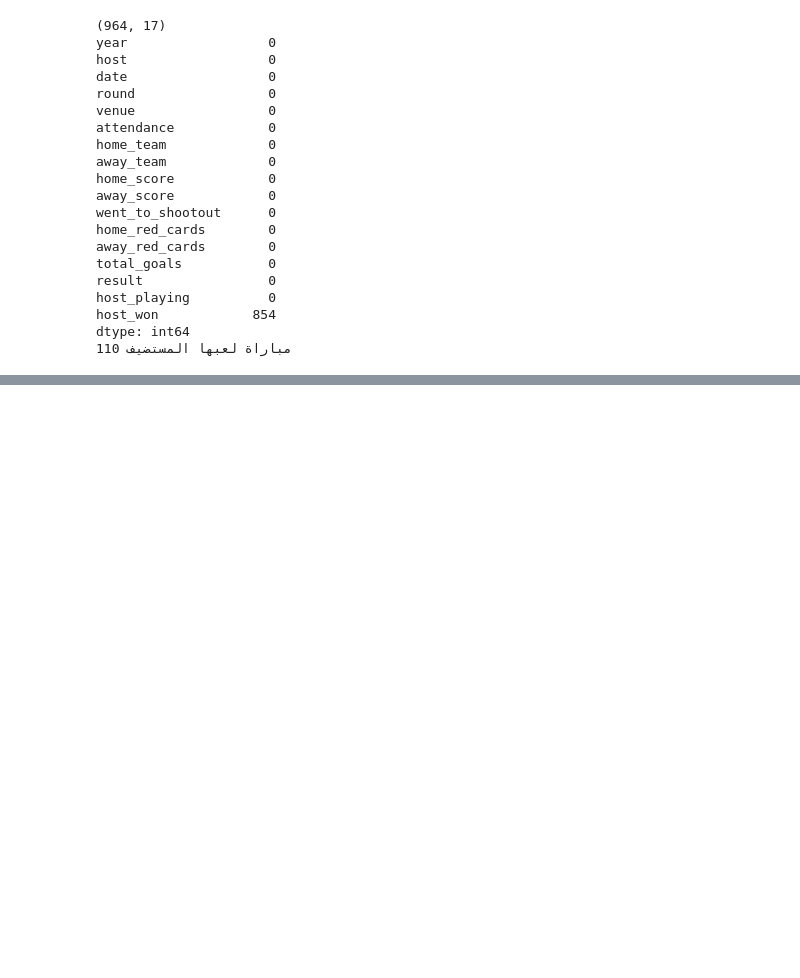
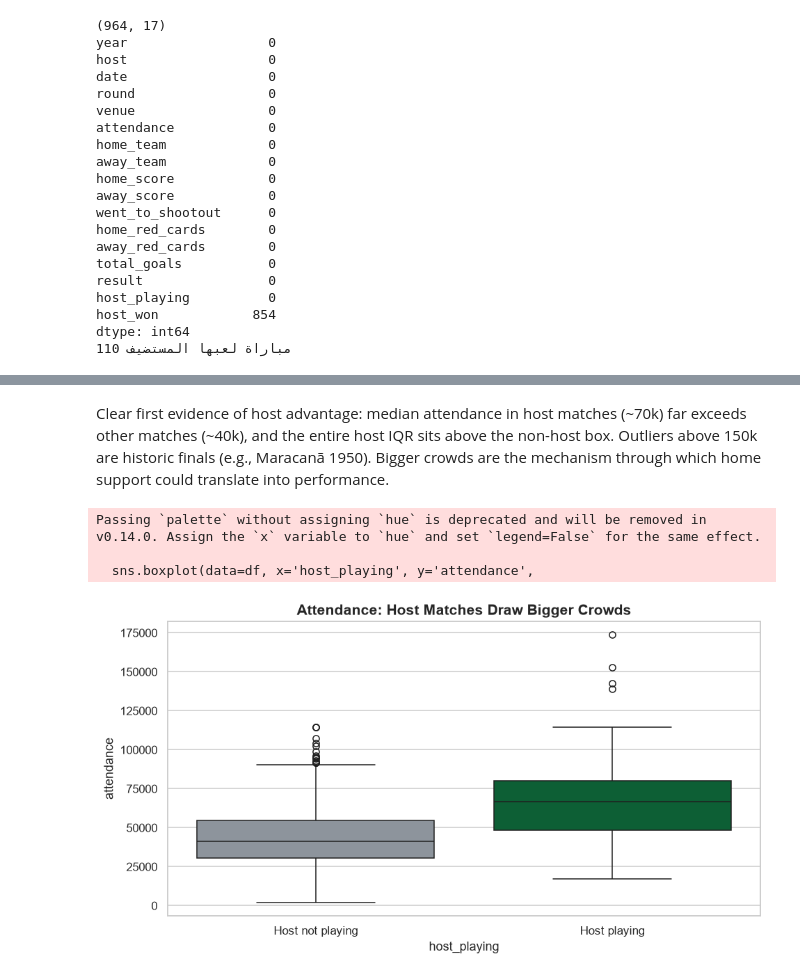
Before and after one commit to Mhd366/worldcup-host-advantage, a Jupyter notebook: notebooks/analysis.ipynb, the cells around one changed output, grey strips where cells are left out. Saved outputs shown, nothing was run; the diff lists cells and outputs as text; code cells hidden in the pictures; blank space fills up the shorter version.

```diff
--- a/notebooks/analysis.ipynb
+++ b/notebooks/analysis.ipynb
@@ -173,0 +206,16 @@ df.to_csv('../data/clean/clean_data.csv', index=False)
+# %% [markdown]
+Clear first evidence of host advantage: median attendance in host matches (~70k) far exceeds other matches (~40k), and the entire host IQR sits above the non-host box. Outliers above 150k are historic finals (e.g., Maracanã 1950). Bigger crowds are the mechanism through which home support could translate into performance.
+# %%
+# --- Viz 3: Attendance — host matches vs others (Boxplot) ---
+fig, ax = plt.subplots()
+sns.boxplot(data=df, x='host_playing', y='attendance',
+            palette=[COLORS['gray'], COLORS['green']], ax=ax)
+ax.set_xticklabels(['Host not playing', 'Host playing'])
+ax.set_title('Attendance: Host Matches Draw Bigger Crowds')
+plt.savefig('../assets/viz3_attendance_box.png', bbox_inches='tight')
+plt.show()
+# %% [output]
+Passing `palette` without assigning `hue` is deprecated and will be removed in v0.14.0. Assign the `x` variable to `hue` and set `legend=False` for the same effect.
+
+  sns.boxplot(data=df, x='host_playing', y='attendance',
+[figure, added]
```
Also changed, not shown: parts of 10 cells of this notebook, 6 other files.
